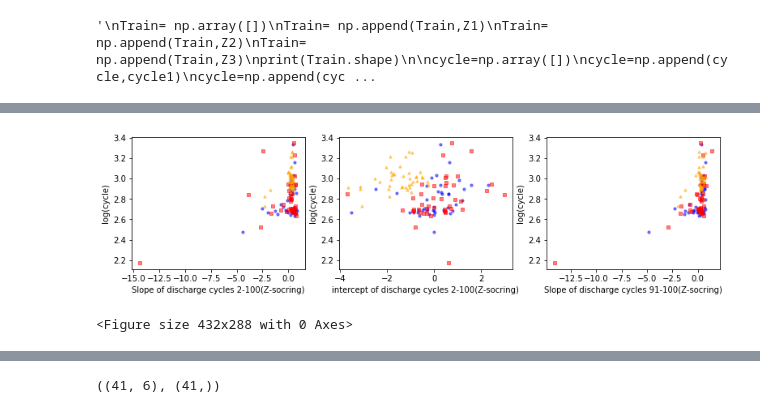
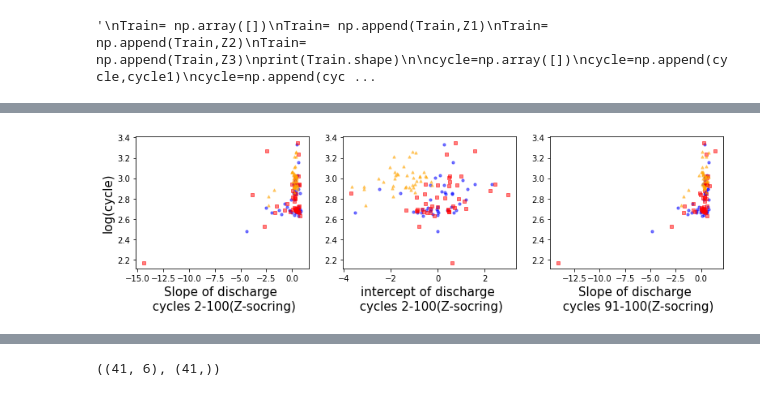
Before and after one commit to janggoonKim/ML_1, a Jupyter notebook: 논문코드 7 Note 3 .ipynb, the cells around one changed output, grey strips where cells are left out. Drawn from its saved outputs; the diff is of its cells as text; code cells hidden in the pictures.

```diff
--- a/논문코드 7 Note 3 .ipynb
+++ b/논문코드 7 Note 3 .ipynb
@@ -709,7 +709,7 @@ Y_Ridge=[]
 X_Ridge=[]
 from sklearn.linear_model import Lasso
 from sklearn.linear_model import Ridge
-for i in np.linspace(0,1,1000):
+for i in np.linspace(0,10,1000):
     regrplot=Ridge(alpha=i)
     regrplot.fit(Train,label_)
     Y_Ridge.append(regrplot.coef_)
@@ -718,9 +718,9 @@ Y_=np.array(Y_Ridge)
 
 plt.plot(X_Ridge,Y_)
 
-plt.title('Ridge')
-plt.xlabel('alpha')
-plt.ylabel('coefficient')
+plt.title('Ridge',fontsize=20)
+plt.xlabel('alpha',fontsize=15)
+plt.ylabel('coefficient',fontsize=15)
 plt.show
 # %% [output]
 <function matplotlib.pyplot.show(close=None, block=None)>
@@ -1178,7 +1178,7 @@ Y_Ridge=[]
 X_Ridge=[]
 from sklearn.linear_model import Lasso
 from sklearn.linear_model import Ridge
-for i in np.linspace(0,1,1000):
+for i in np.linspace(0,10,1000):
     regrplot=Ridge(alpha=i)
     regrplot.fit(Train,label_)
     Y_Ridge.append(regrplot.coef_)
@@ -1187,9 +1187,9 @@ Y_=np.array(Y_Ridge)
 
 plt.plot(X_Ridge,Y_)
 
-plt.title('Ridge')
-plt.xlabel('alpha')
-plt.ylabel('coefficient')
+plt.title('Ridge',fontsize=20)
+plt.xlabel('alpha',fontsize=15)
+plt.ylabel('coefficient',fontsize=15)
 plt.show
 # %% [output]
 <function matplotlib.pyplot.show(close=None, block=None)>
@@ -1468,47 +1468,46 @@ ax1=fig.add_subplot(1,3,1)
 ax1.scatter(Z1_1,cycle1,color='blue',marker='o',alpha=0.5,s=10)
 ax1.scatter(Z1_2,cycle2,color='red',marker='s',alpha=0.5,s=10)
 ax1.scatter(Z1_3,cycle3,color='orange',marker='^',alpha=0.5,s=10)
-ax1.set_ylabel('log(cycle)')
-ax1.set_xlabel('Slope of discharge cycles 2-100(Z-socring)')
+ax1.set_ylabel('log(cycle)',fontsize=15)
+ax1.set_xlabel('Slope of discharge \n cycles 2-100(Z-socring)',fontsize=15)
 
 ax2=fig.add_subplot(1,3,2)
 ax2.scatter(Z2_1,cycle1,color='blue',marker='o',alpha=0.5,s=10)
 ax2.scatter(Z2_2,cycle2,color='red',marker='s',alpha=0.5,s=10)
 ax2.scatter(Z2_3,cycle3,color='orange',marker='^',alpha=0.5,s=10)
-ax2.set_ylabel('log(cycle)')
-ax2.set_xlabel('intercept of discharge cycles 2-100(Z-socring)')
+# ax2.set_ylabel('log(cycle)',fontsize=15)
+ax2.set_xlabel('intercept of discharge \n cycles 2-100(Z-socring)',fontsize=15)
 
 ax3=fig.add_subplot(1,3,3)
 ax3.scatter(Z3_1,cycle1,color='blue',marker='o',alpha=0.5,s=10)
 ax3.scatter(Z3_2,cycle2,color='red',marker='s',alpha=0.5,s=10)
 ax3.scatter(Z3_3,cycle3,color='orange',marker='^',alpha=0.5,s=10)
-ax3.set_ylabel('log(cycle)')
-ax3.set_xlabel('Slope of discharge cycles 91-100(Z-socring)')
+# ax3.set_ylabel('log(cycle)',fontsize=15)
+ax3.set_xlabel('Slope of discharge \n cycles 91-100(Z-socring)',fontsize=15)
 plt.show()
 
-plt.clf()
 fig=plt.figure(figsize=(13,3))
 ax4=fig.add_subplot(1,3,1)
 ax4.scatter(Z4_1,cycle1,color='blue',marker='o',alpha=0.5,s=10)
 ax4.scatter(Z4_2,cycle2,color='red',marker='s',alpha=0.5,s=10)
 ax4.scatter(Z4_3,cycle3,color='orange',marker='^',alpha=0.5,s=10)
-ax4.set_ylabel('log(cycle)')
-ax4.set_xlabel('Discharge capacity, cycle 2(Z-socring)')
+ax4.set_ylabel('log(cycle)',fontsize=15)
+ax4.set_xlabel('Discharge capacity,\n cycle 2(Z-socring)',fontsize=15)
 
 ax5=fig.add_subplot(1,3,2)
 ax5.scatter(Z5_1,cycle1,color='blue',marker='o',alpha=0.5,s=10)
 ax5.scatter(Z5_2,cycle2,color='red',marker='s',alpha=0.5,s=10)
 ax5.scatter(Z5_3,cycle3,color='orange',marker='^',alpha=0.5,s=10)
-ax5.set_ylabel('log(cycle)')
-ax5.set_xlabel('Max Discharge capacity-cycle 2(Z-socring)')
+# ax5.set_ylabel('log(cycle)',fontsize=15)
+ax5.set_xlabel('Max Discharge capacity-cycle 2 \n (Z-socring)',fontsize=15)
 
 ax6=fig.add_subplot(1,3,3)
 ax6.scatter(Z6_1,cycle1,color='blue',marker='o',alpha=0.5,s=10)
 ax6.scatter(Z6_2,cycle2,color='red',marker='s',alpha=0.5,s=10)
-ax6.scatter(Z6_3,cycle3,color='orange',marker='^',alpha=0.5,s=10)
-ax6.set_ylabel('log(cycle)')
-ax6.set_xlabel('Discharge capacity, cycle 100(Z-socring)')
+# ax6.scatter(Z6_3,cycle3,color='orange',marker='^',alpha=0.5,s=10)
+ax6.set_ylabel('log(cycle)',fontsize=15)
+
+ax6.set_xlabel('Discharge capacity, \n cycle 100(Z-socring)',fontsize=15)
 plt.show()
 # %% [output]
-[figure, old version]
+[figure, new version]
-<Figure size 432x288 with 0 Axes>
```
Also changed, not shown: parts of 28 cells of this notebook, 18 other files.
